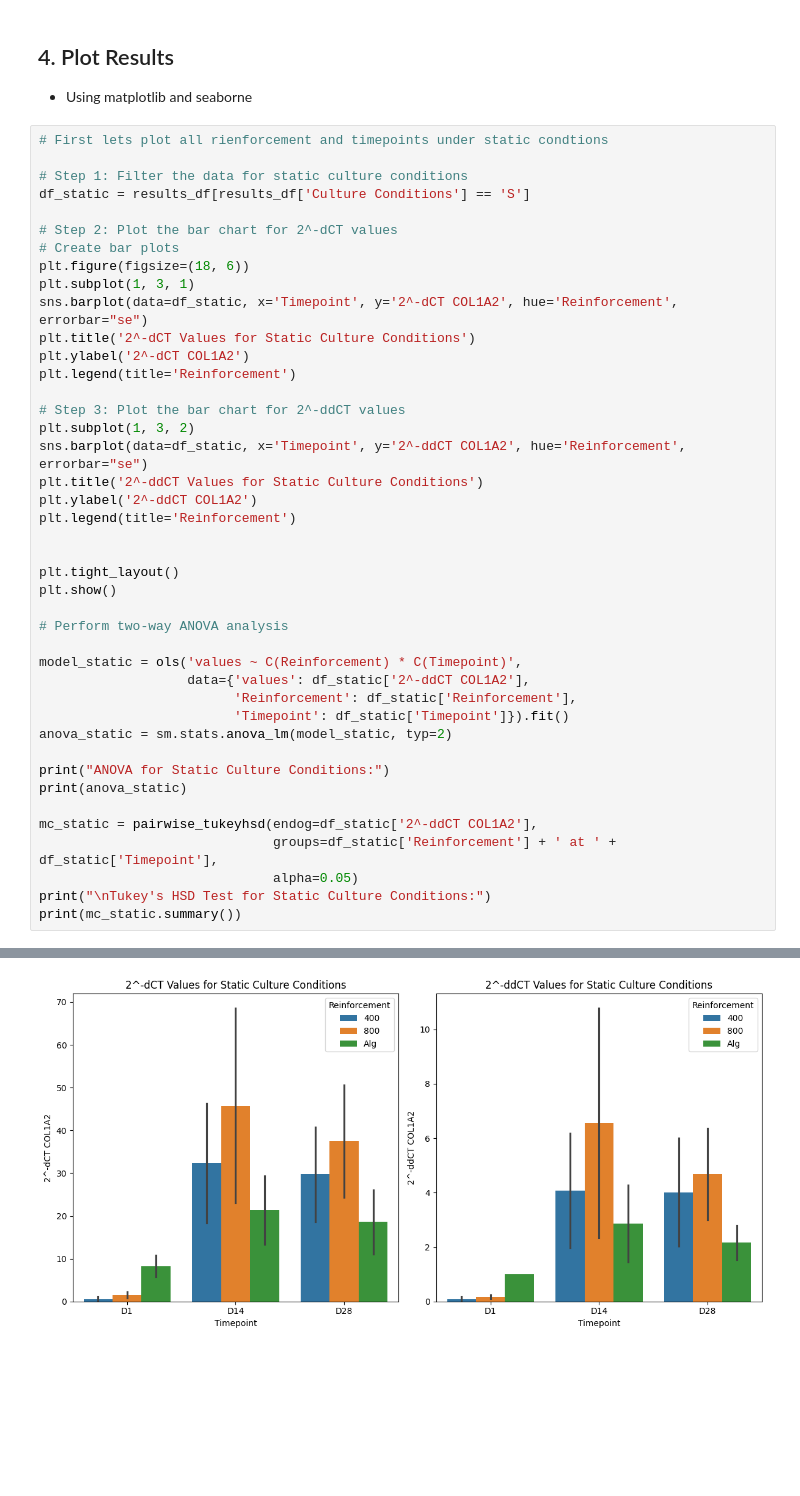
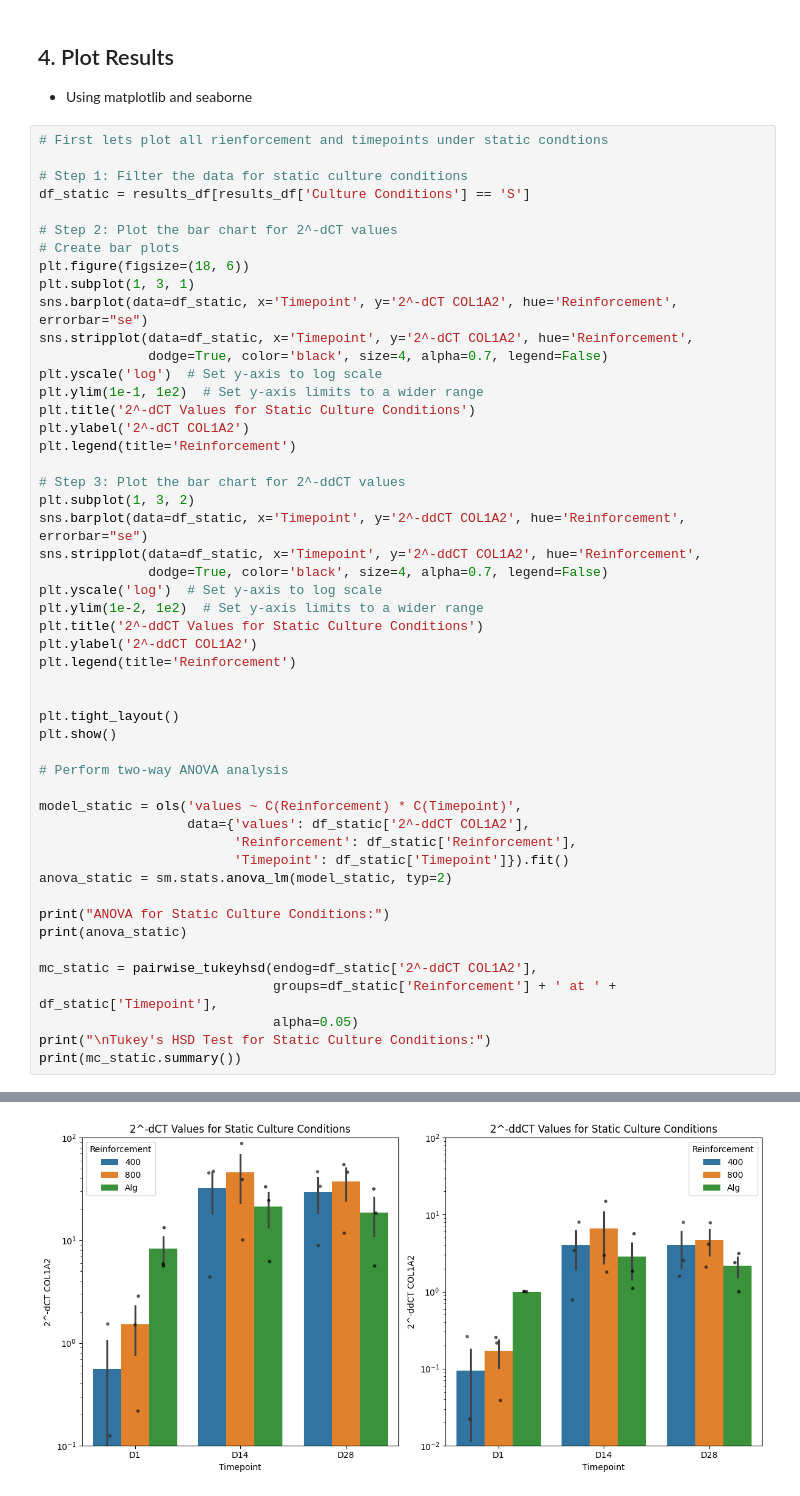
Before and after one commit to hagneeptatt/qPCR_notebook, a Jupyter notebook: qPCR_analysis.ipynb, the cells around one changed output, grey strips where cells are left out. Saved outputs shown, nothing was run; the diff lists cells and outputs as text; blank space fills up the shorter version.

```diff
--- a/qPCR_analysis.ipynb
+++ b/qPCR_analysis.ipynb
@@ -334,6 +331,10 @@ df_static = results_df[results_df['Culture Conditions'] == 'S']
 plt.figure(figsize=(18, 6))
 plt.subplot(1, 3, 1)
 sns.barplot(data=df_static, x='Timepoint', y='2^-dCT COL1A2', hue='Reinforcement', errorbar="se")
+sns.stripplot(data=df_static, x='Timepoint', y='2^-dCT COL1A2', hue='Reinforcement',
+              dodge=True, color='black', size=4, alpha=0.7, legend=False)
+plt.yscale('log')  # Set y-axis to log scale
+plt.ylim(1e-1, 1e2)  # Set y-axis limits to a wider range
 plt.title('2^-dCT Values for Static Culture Conditions')
 plt.ylabel('2^-dCT COL1A2')
 plt.legend(title='Reinforcement')
@@ -341,6 +342,10 @@ plt.legend(title='Reinforcement')
 # Step 3: Plot the bar chart for 2^-ddCT values
 plt.subplot(1, 3, 2)
 sns.barplot(data=df_static, x='Timepoint', y='2^-ddCT COL1A2', hue='Reinforcement', errorbar="se")
+sns.stripplot(data=df_static, x='Timepoint', y='2^-ddCT COL1A2', hue='Reinforcement',
+              dodge=True, color='black', size=4, alpha=0.7, legend=False)
+plt.yscale('log')  # Set y-axis to log scale
+plt.ylim(1e-2, 1e2)  # Set y-axis limits to a wider range
 plt.title('2^-ddCT Values for Static Culture Conditions')
 plt.ylabel('2^-ddCT COL1A2')
 plt.legend(title='Reinforcement')
@@ -369 +381 @@ print(mc_static.summary())
-[figure, old version]
+[figure, new version]
```
Also changed, not shown: parts of 10 cells of this notebook, 7 other files.
